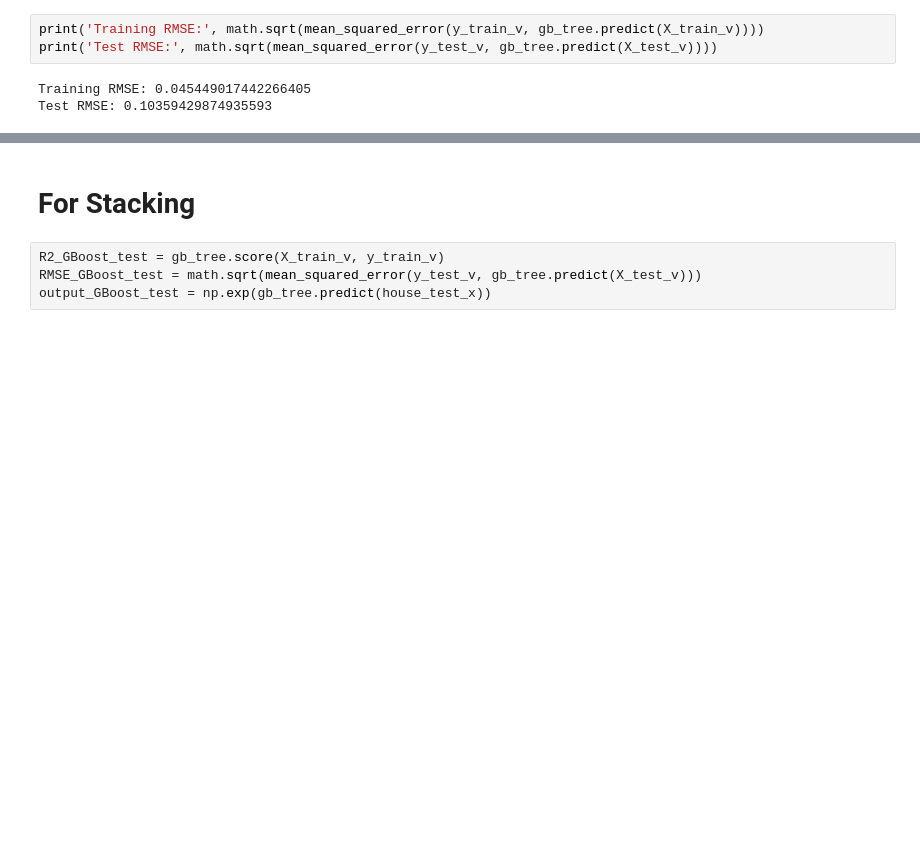
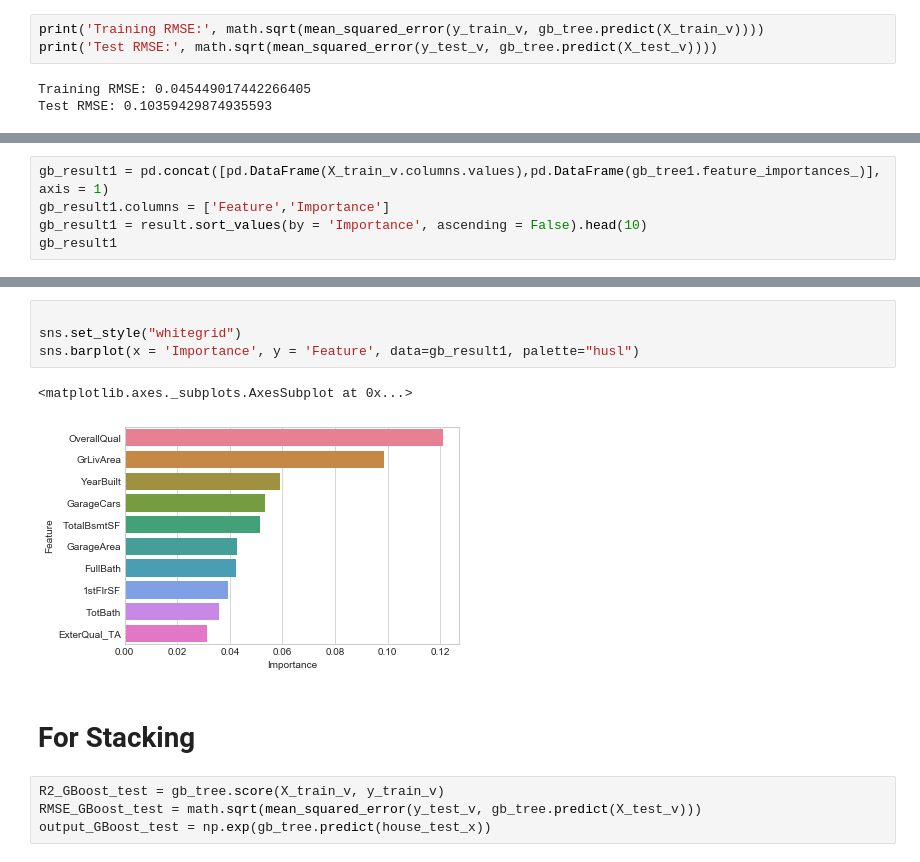
Before and after one commit to reflexiveprophecy/Kaggle_Predict_Ames_Iowa_Housing_Prices, a Jupyter notebook: JAMES! Stack Attack This Random Forest! .ipynb, the cells around one changed output, grey strips where cells are left out. Drawn from its saved outputs; the diff is of its cells as text; blank space fills up the shorter version.

```diff
--- a/JAMES! Stack Attack This Random Forest! .ipynb
+++ b/JAMES! Stack Attack This Random Forest! .ipynb
@@ -470,0 +498,5 @@ Test RMSE: 0.10359429874935593
+# %%
+gb_result1 = pd.concat([pd.DataFrame(X_train_v.columns.values),pd.DataFrame(gb_tree1.feature_importances_)], axis = 1)
+gb_result1.columns = ['Feature','Importance']
+gb_result1 = result.sort_values(by = 'Importance', ascending = False).head(10)
+gb_result1
@@ -471,3 +515,10 @@ Test RMSE: 0.10359429874935593
+# %%
+
+sns.set_style("whitegrid")
+sns.barplot(x = 'Importance', y = 'Feature', data=gb_result1, palette="husl")
+# %% [output]
+<matplotlib.axes._subplots.AxesSubplot at 0x...>
+[figure, added]
 # %% [markdown]
 # For Stacking
 # %%
```
Also changed, not shown: parts of 16 cells of this notebook, 2 other files.
